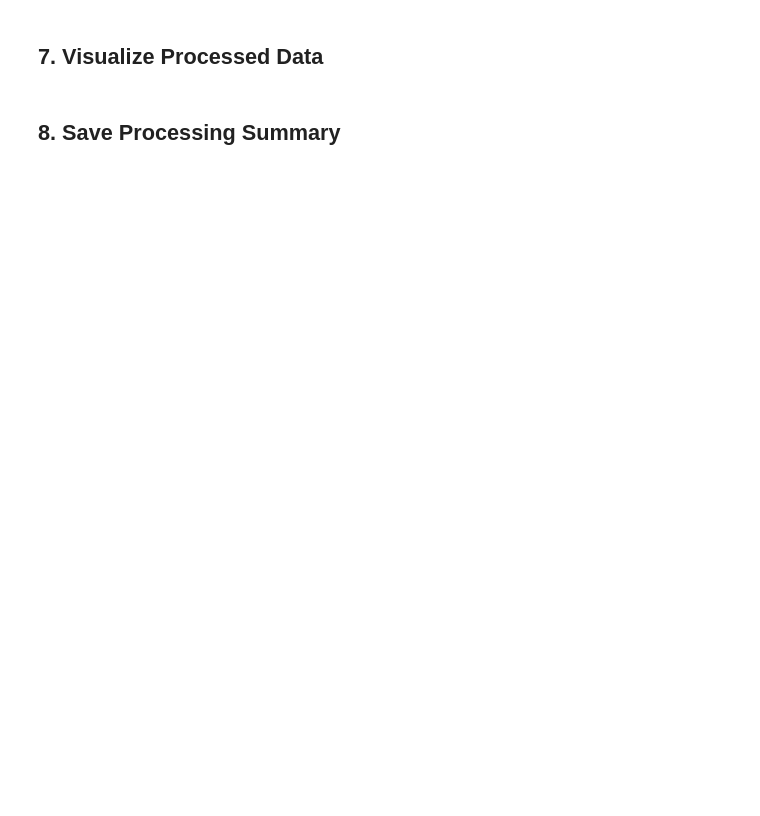
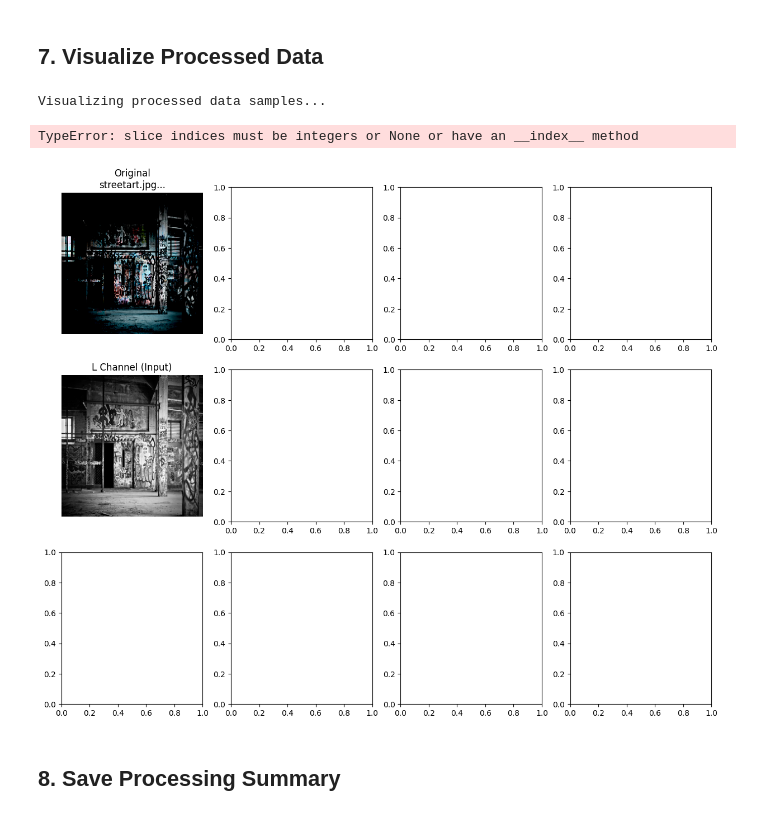
Before and after one commit to SitaGanesh/Dataset-Augmentation-Colorization, a Jupyter notebook: notebooks/02-data-preprocessing.ipynb, the cells around one changed output. Saved outputs shown, nothing was run; the diff lists cells and outputs as text; code cells hidden in the pictures; blank space fills up the shorter version.

```diff
--- a/notebooks/02-data-preprocessing.ipynb
+++ b/notebooks/02-data-preprocessing.ipynb
@@ -379,38 +436,45 @@ if total_processed > 0 and 'train_loader' in locals():
             axes = axes.reshape(3, 1)
 
         for i in range(num_samples):
             # Convert back to RGB for visualization
             rgb_image = preprocessor.lab_to_rgb(
                 L[i:i+1], AB[i:i+1]
             )[0]
 
             # Denormalize L channel for display
             L_display = (L[i, 0].numpy() + 1) / 2  # -1,1 -> 0,1
 
             # Original RGB
             axes[0, i].imshow(rgb_image)
             axes[0, i].set_title(f'Original\n{filenames[i][:15]}...')
             axes[0, i].axis('off')
 
             # L channel (model input)
             axes[1, i].imshow(L_display, cmap='gray')
             axes[1, i].set_title('L Channel (Input)')
             axes[1, i].axis('off')
 
-            # AB channels visualization
+            # AB channels visualization - FIXED VERSION
             AB_display = AB[i].numpy().transpose(1, 2, 0)  # CHW -> HWC
-            # Normalize AB for display
-            AB_norm = (AB_display + 1) / 2  # -1,1 -> 0,1
-            axes[2, i].imshow(AB_norm[:, :, :2])  # Show both A and B as RGB-like
-            axes[2, i].set_title('AB Channels (Target)')
+            # Create a proper visualization for AB channels
+            AB_vis = np.zeros((AB_display.shape[0], AB_display.shape[asset:1], 3))  # FIXED: removed 'asset'
+            AB_vis[:, :, 0] = (AB_display[:, :, 0] + 1) / 2  # A channel -> Red
+            AB_vis[:, :, 1] = (AB_display[:, :, 1] + 1) / 2  # B channel -> Green
+            AB_vis[:, :, 2] = 0.5  # Blue channel set to middle value
+            axes[2, i].imshow(AB_vis)  # Now it's RGB format
+            axes[2, i].set_title('AB Channels (A=Red, B=Green)')
             axes[2, i].axis('off')
 
         plt.tight_layout()
         plt.show()
         break
 
 else:
     print("No data available for visualization")
+# %% [output]
+Visualizing processed data samples...
+TypeError: slice indices must be integers or None or have an __index__ method
+[figure, added]
 # %% [markdown]
 ## 8. Save Processing Summary
 # %%
```
Also changed, not shown: parts of 8 cells of this notebook, 10 other files.
